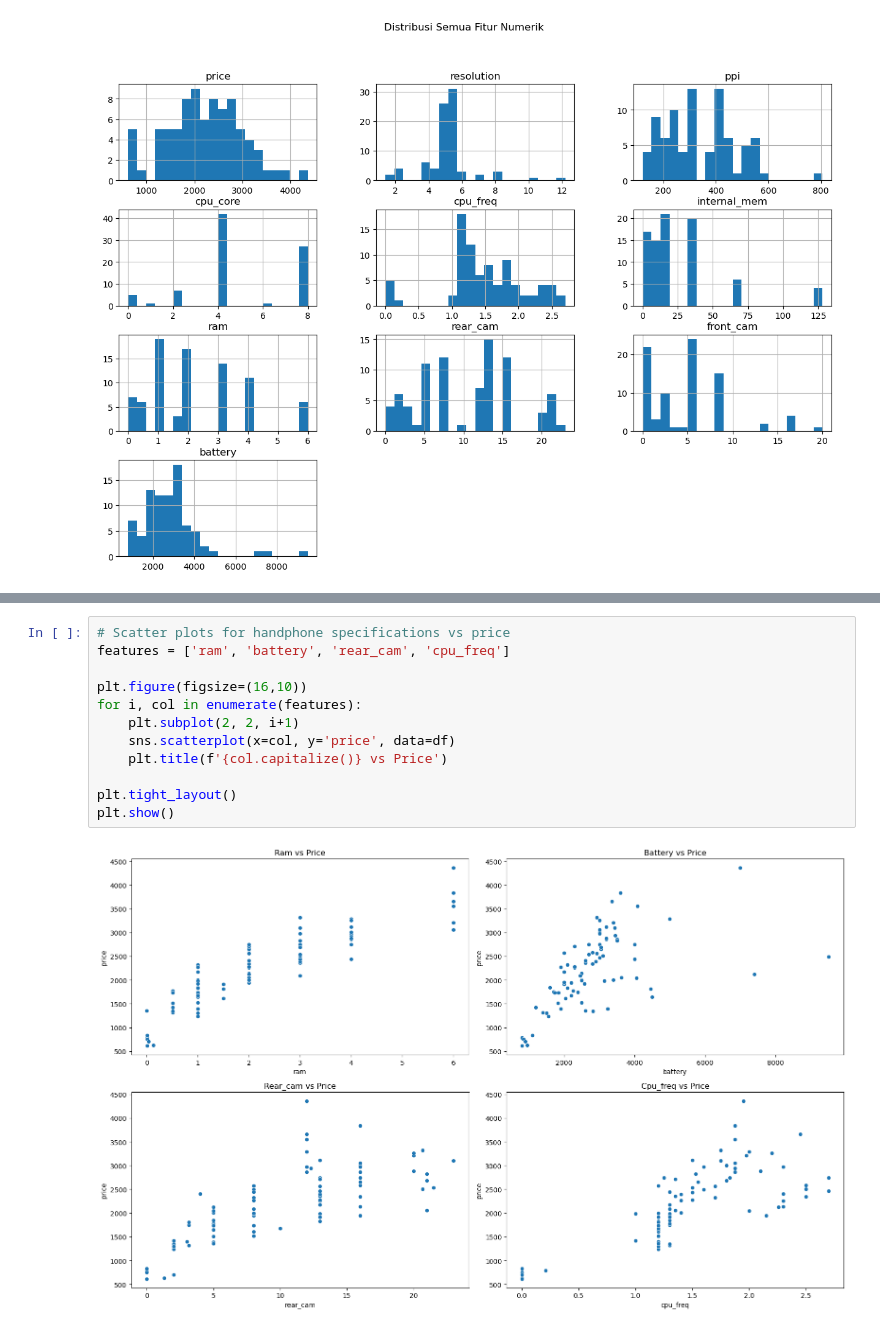
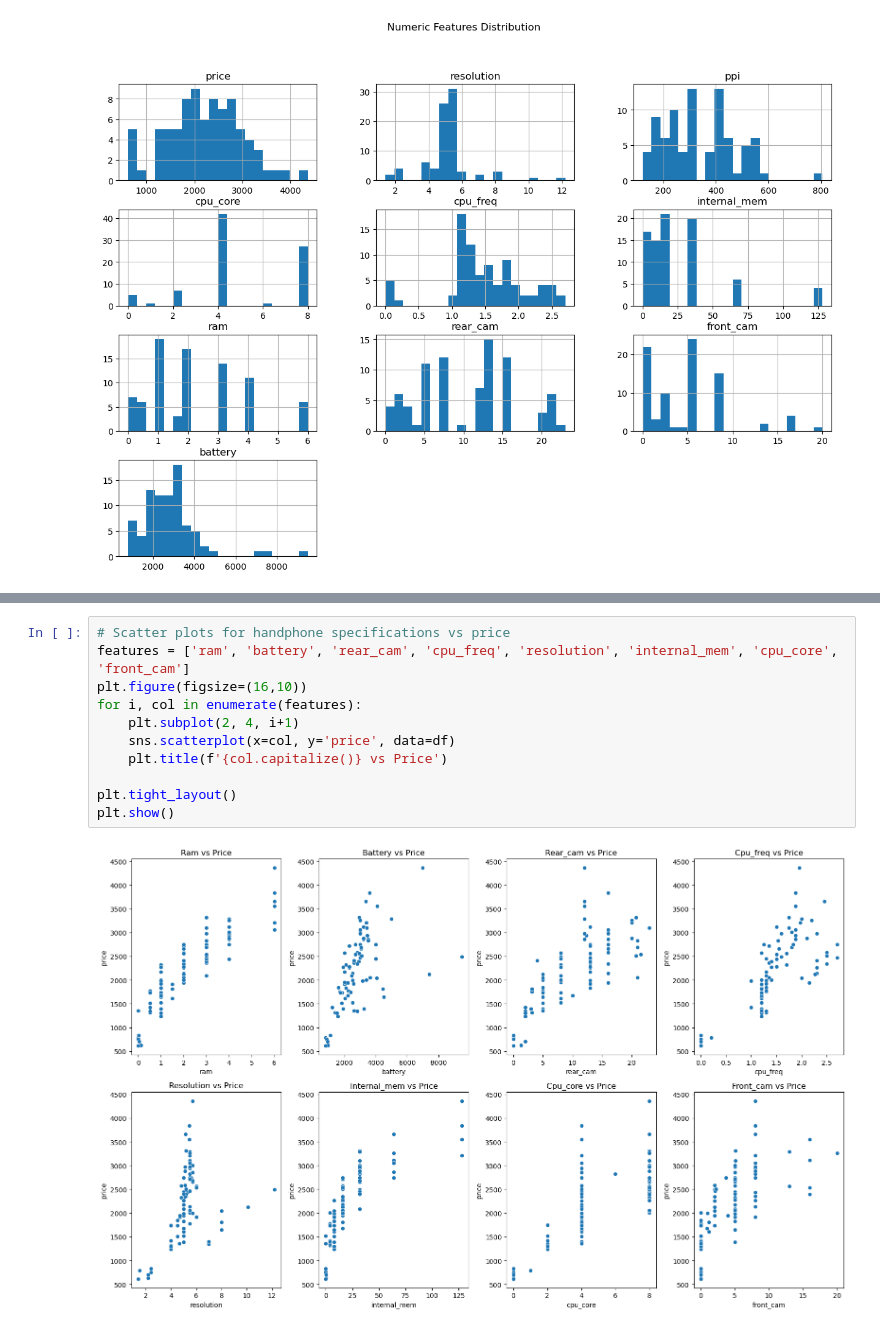
Before and after one commit to RaymussenArthur/MobilePhonePricePrediction, a Jupyter notebook: Notebooks/EDA.ipynb, the cells around one changed output, grey strips where cells are left out. Cells and saved outputs as stored; diff of their text form.

```diff
--- a/Notebooks/EDA.ipynb
+++ b/Notebooks/EDA.ipynb
@@ -79,15 +79,14 @@ plt.show()
 # %%
 # Scatter plots for handphone specifications vs price
-features = ['ram', 'battery', 'rear_cam', 'cpu_freq']
-
+features = ['ram', 'battery', 'rear_cam', 'cpu_freq', 'resolution', 'internal_mem', 'cpu_core', 'front_cam']
 plt.figure(figsize=(16,10))
 for i, col in enumerate(features):
-    plt.subplot(2, 2, i+1)
+    plt.subplot(2, 4, i+1)
     sns.scatterplot(x=col, y='price', data=df)
     plt.title(f'{col.capitalize()} vs Price')
 
 plt.tight_layout()
 plt.show()
 # %% [output]
-[figure, old version]
+[figure, new version]
 # %%
```
Also changed, not shown: parts of 5 cells of this notebook.
